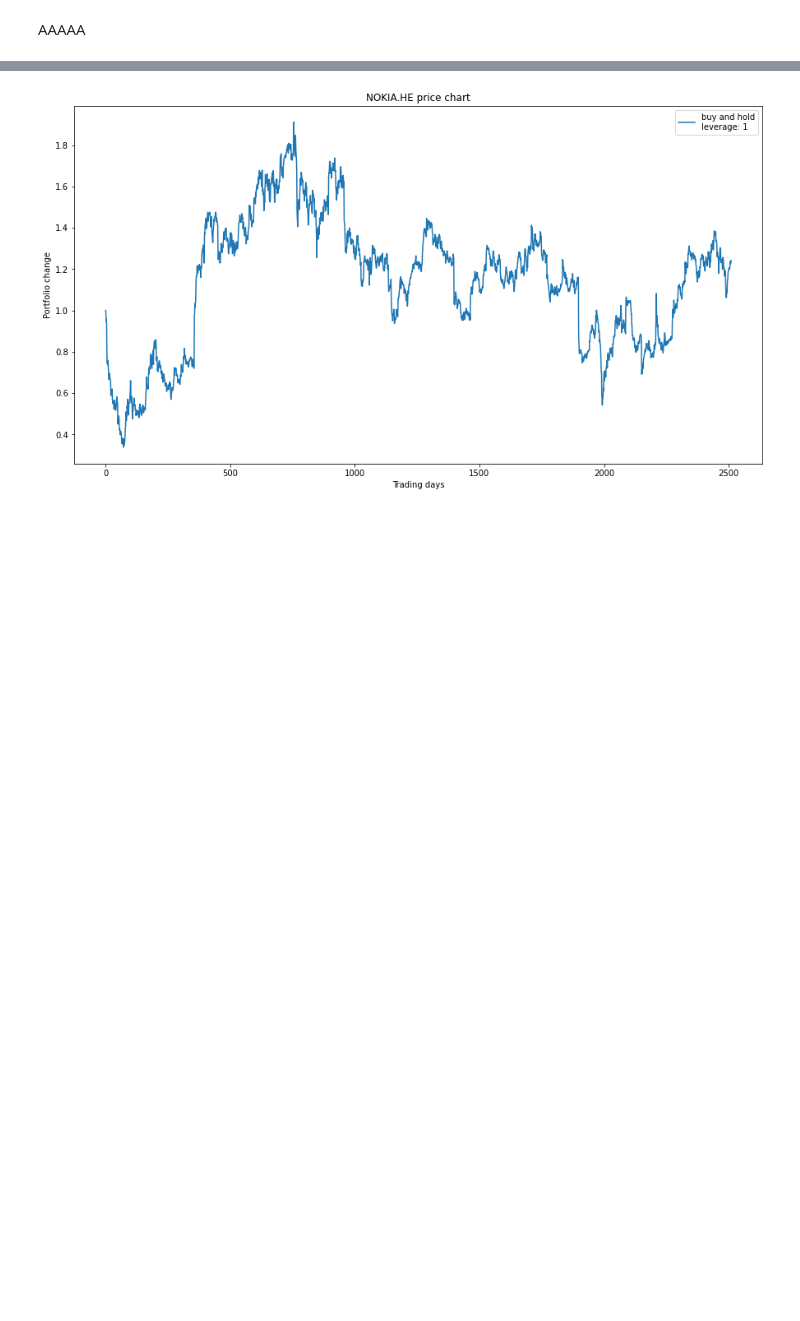
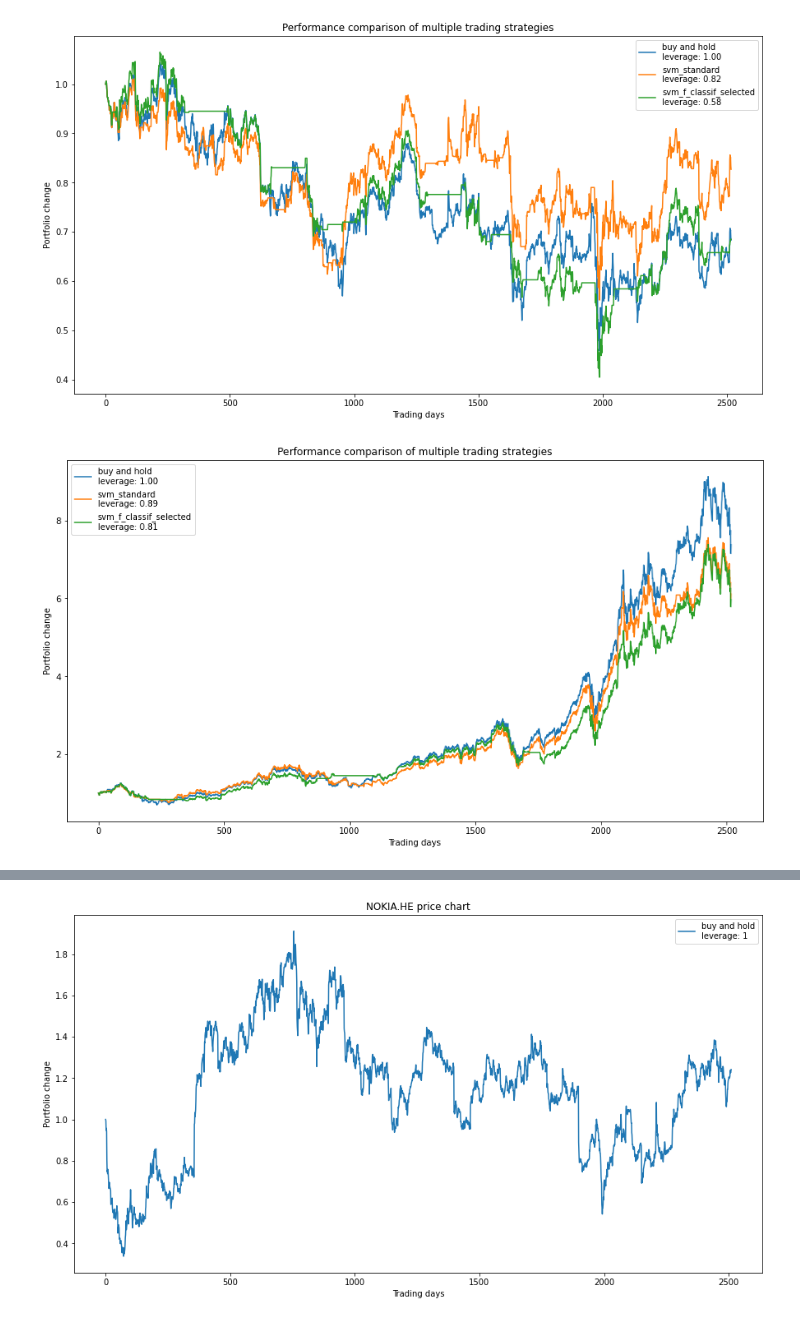
Before and after one commit to tobsel7/price-indicators, a Jupyter notebook: analysis/simulations/portfolio_strategies.ipynb, the cells around one changed output, grey strips where cells are left out. Saved outputs shown, nothing was run; the diff lists cells and outputs as text; code cells hidden in the pictures; blank space fills up the shorter version.

Commit message:
Implemented svm classifier.

```diff
--- a/analysis/simulations/portfolio_strategies.ipynb
+++ b/analysis/simulations/portfolio_strategies.ipynb
@@ -7,7 +9,7 @@ import warnings
 # %%
 # define the path where the data is persisted
 STORAGE_PATH = "../../persisted_data/feather/{}.feather"
-
+STORAGE_PATH_MODELS = "../../persisted_data/models/{}.joblib"
 def load_data_set(name):
     data = pd.read_feather(STORAGE_PATH.format(name))
     return data
@@ -163 +187,31 @@ ema_strategies = {
+# %%
+# load the svm classifier
+svm_indicators = ["sma10", "sma20", "sma50", "sma100", "lwma10", "lwma20", "lwma50", "lwma100", "lwma200",
+              "ema10", "ema20", "ema50", "ema100", "rate_of_change20", "rate_of_change50",
+              "horizontal_position20", "horizontal_position50", "horizontal_position100",
+              "regression_position20", "regression_position50", "regression_position100",
+              "bollinger_position20_2", "bollinger_position50_2", "bollinger_position100_2"]
+
+svm_indicators_f_classif_selected = ['macd20_50', 'macd_signal20_50', 'ma_trend50_200', 'macd50_200',
+                                     'macd_signal50_200', 'aaron_up15', 'aaron_up25', 'aaron_up40',
+                                     'bollinger_position20_2', 'bollinger_position50_2',
+                                     'bollinger_position100_2', 'bollinger_position200_2', 'rsi14', 'rsi20',
+                                     'rsi_logistic20', 'horizontal_lower20', 'horizontal_position20',
+                                     'horizontal_threshold20', 'horizontal_lower50', 'horizontal_position50',
+                                     'horizontal_threshold50', 'horizontal_lower100',
+                                     'horizontal_position100', 'horizontal_threshold100',
+                                     'horizontal_lower200', 'horizontal_position200',
+                                     'horizontal_threshold200', 'regression_position200', 'chande50',
+                                     'chande100']
+
+svm_standard = joblib.load(STORAGE_PATH_MODELS.format("svm_standard"))
+svm_f_classif = joblib.load(STORAGE_PATH_MODELS.format("svm_f_classif_selected"))
+def svm_predictor(stock, svm, indicators):
+    features = stock[indicators].fillna(0)
+    return np.clip(svm.predict(features), 0, 1)
+
+svm_strategies = {
+    "svm_standard": lambda stock: svm_predictor(stock, svm_standard, svm_indicators),
+    "svm_f_classif_selected": lambda stock: svm_predictor(stock, svm_f_classif, svm_indicators_f_classif_selected)
+}
 # %% [markdown]
@@ -199,2 +254,7 @@ compare_strategies_individual(growth_stock, ema_strategies)
-# %% [markdown]
-AAAAA
+# %%
+# try out the svm predictor
+compare_strategies_individual(value_stock, svm_strategies)
+compare_strategies_individual(growth_stock, svm_strategies, 1)
+# %% [output]
+[figure, added]
+[figure, added]
```
Also changed, not shown: parts of 23 cells of this notebook, 4 other files.
